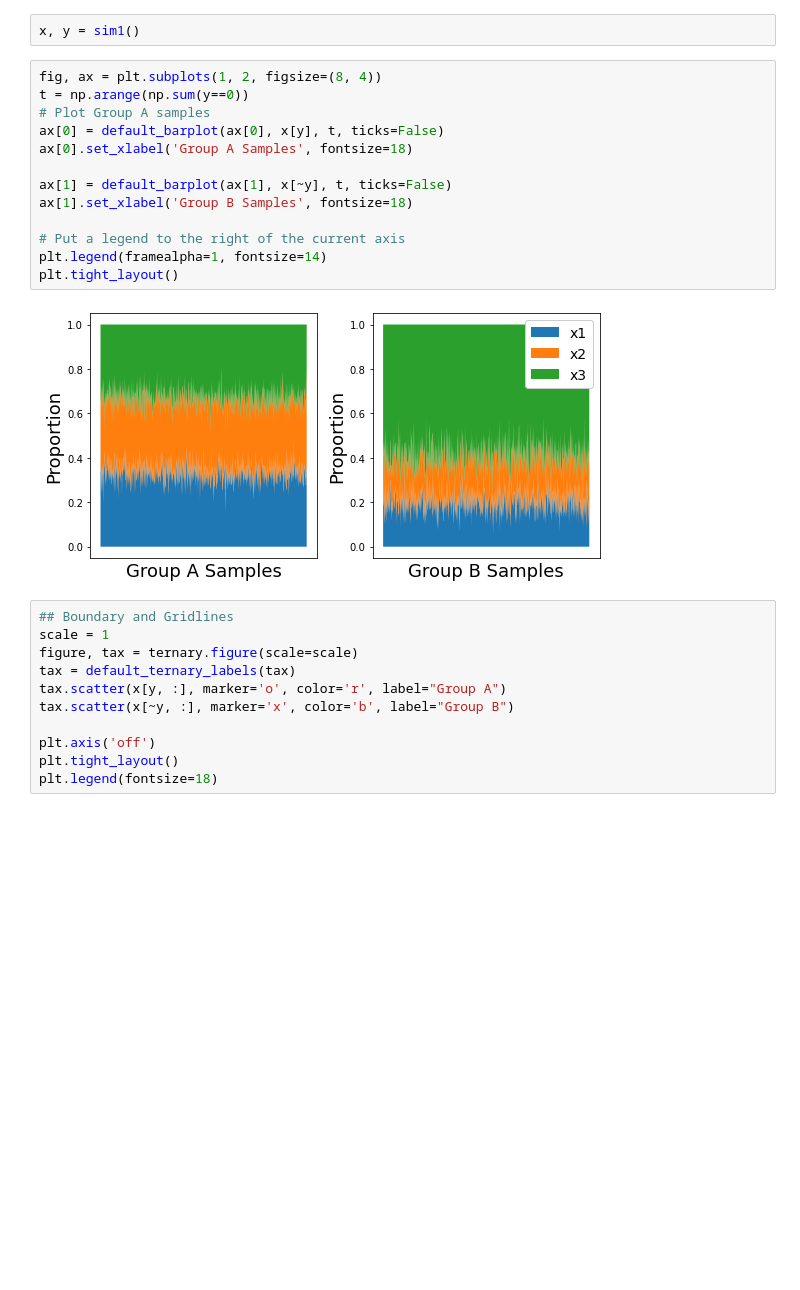
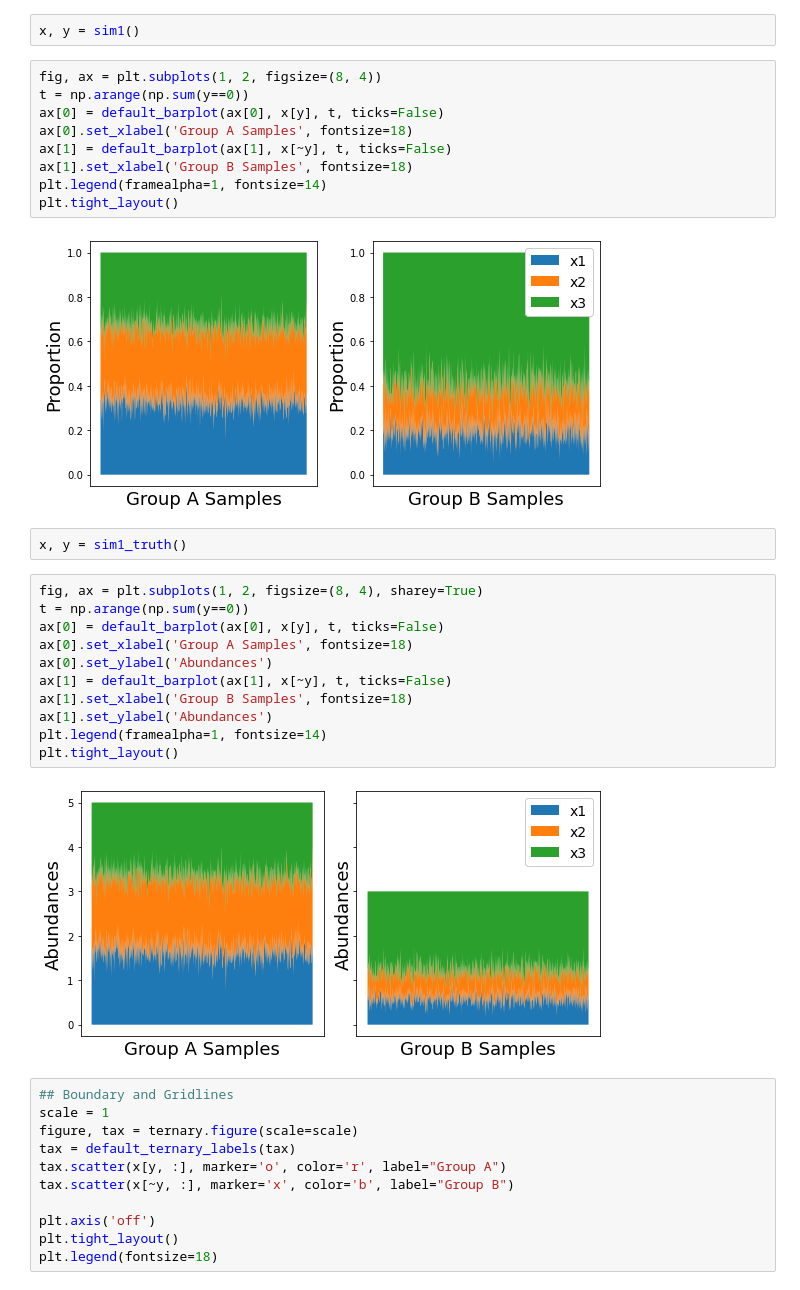
Before and after one commit to mortonjt/differential-abundance-intro, a Jupyter notebook: ipynb/alr.ipynb, the cells around one changed output. Cells and saved outputs as stored; diff of their text form; blank space fills up the shorter version.

```diff
--- a/ipynb/alr.ipynb
+++ b/ipynb/alr.ipynb
@@ -15,18 +15,29 @@ x, y = sim1()
 # %%
 fig, ax = plt.subplots(1, 2, figsize=(8, 4))
 t = np.arange(np.sum(y==0))
-# Plot Group A samples
 ax[0] = default_barplot(ax[0], x[y], t, ticks=False)
 ax[0].set_xlabel('Group A Samples', fontsize=18)
-
 ax[1] = default_barplot(ax[1], x[~y], t, ticks=False)
 ax[1].set_xlabel('Group B Samples', fontsize=18)
-
-# Put a legend to the right of the current axis
 plt.legend(framealpha=1, fontsize=14)
 plt.tight_layout()
 # %% [output]
 [figure]
+# %%
+x, y = sim1_truth()
+# %%
+fig, ax = plt.subplots(1, 2, figsize=(8, 4), sharey=True)
+t = np.arange(np.sum(y==0))
+ax[0] = default_barplot(ax[0], x[y], t, ticks=False)
+ax[0].set_xlabel('Group A Samples', fontsize=18)
+ax[0].set_ylabel('Abundances')
+ax[1] = default_barplot(ax[1], x[~y], t, ticks=False)
+ax[1].set_xlabel('Group B Samples', fontsize=18)
+ax[1].set_ylabel('Abundances')
+plt.legend(framealpha=1, fontsize=14)
+plt.tight_layout()
+# %% [output]
+[figure, added]
 # %%
 ## Boundary and Gridlines
 scale = 1
```
Also changed, not shown: parts of 2 cells of this notebook.
